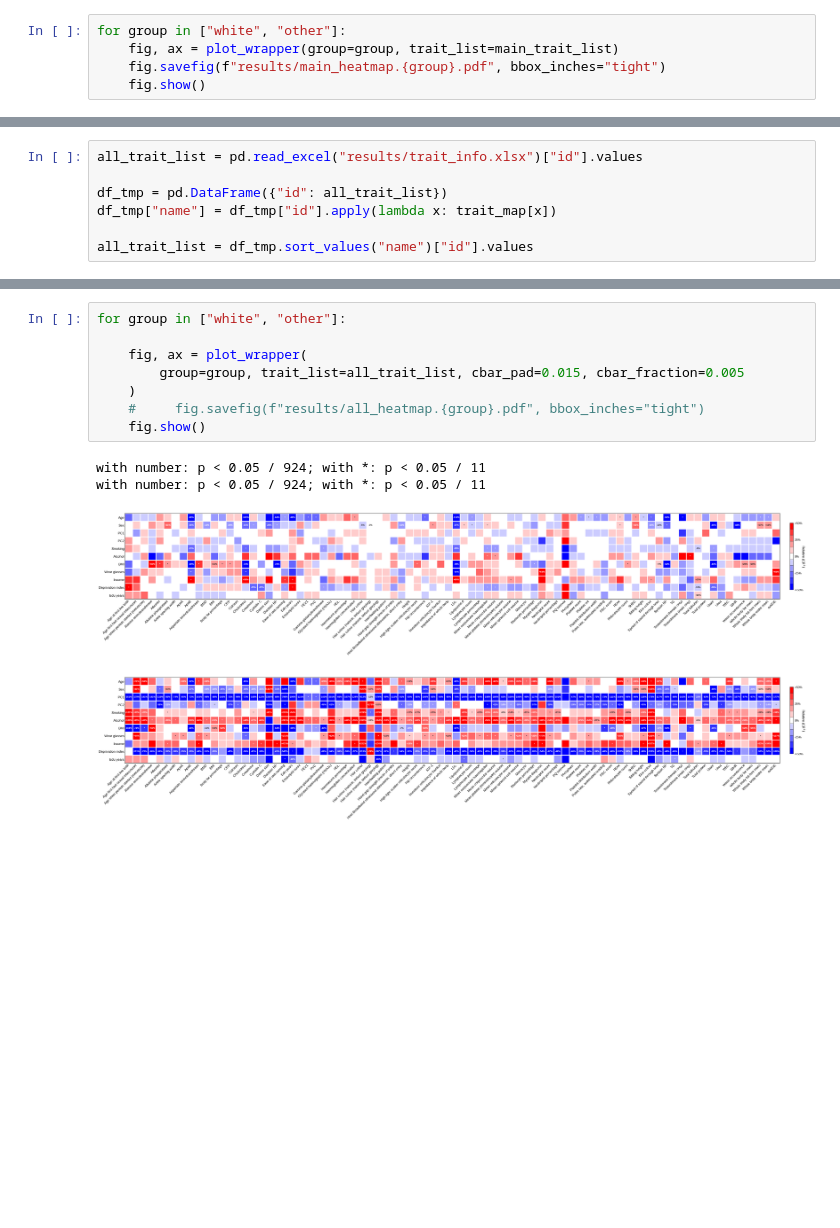
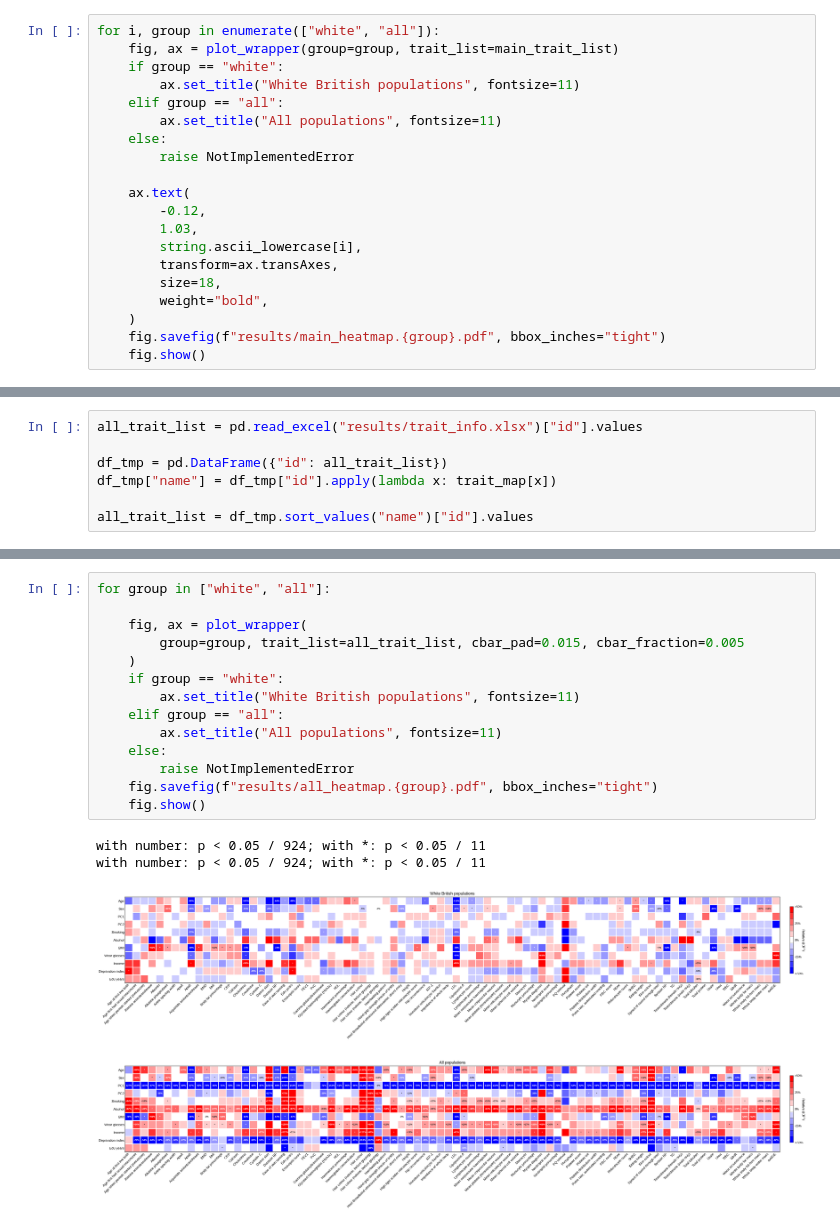
Before and after one commit to KangchengHou/calpred-manuscript, a Jupyter notebook: experiments/r2-diff/03-plot-r2-main.ipynb, the cells around one changed output, grey strips where cells are left out. Cells and saved outputs as stored; diff of their text form; blank space fills up the shorter version.

```diff
--- a/experiments/r2-diff/03-plot-r2-main.ipynb
+++ b/experiments/r2-diff/03-plot-r2-main.ipynb
@@ -71,6 +73,21 @@ main_trait_list = df_display["id"].values
 # %%
-for group in ["white", "other"]:
+for i, group in enumerate(["white", "all"]):
     fig, ax = plot_wrapper(group=group, trait_list=main_trait_list)
+    if group == "white":
+        ax.set_title("White British populations", fontsize=11)
+    elif group == "all":
+        ax.set_title("All populations", fontsize=11)
+    else:
+        raise NotImplementedError
+
+    ax.text(
+        -0.12,
+        1.03,
+        string.ascii_lowercase[i],
+        transform=ax.transAxes,
+        size=18,
+        weight="bold",
+    )
     fig.savefig(f"results/main_heatmap.{group}.pdf", bbox_inches="tight")
     fig.show()
 # %% [output]
@@ -88,13 +125,19 @@ all_trait_list = df_tmp.sort_values("name")["id"].values
 # %%
-for group in ["white", "other"]:
+for group in ["white", "all"]:
 
     fig, ax = plot_wrapper(
         group=group, trait_list=all_trait_list, cbar_pad=0.015, cbar_fraction=0.005
     )
-    #     fig.savefig(f"results/all_heatmap.{group}.pdf", bbox_inches="tight")
+    if group == "white":
+        ax.set_title("White British populations", fontsize=11)
+    elif group == "all":
+        ax.set_title("All populations", fontsize=11)
+    else:
+        raise NotImplementedError
+    fig.savefig(f"results/all_heatmap.{group}.pdf", bbox_inches="tight")
     fig.show()
 # %% [output]
 with number: p < 0.05 / 924; with *: p < 0.05 / 11
 with number: p < 0.05 / 924; with *: p < 0.05 / 11
-[figure, old version]
+[figure, new version]
-[figure, old version]
+[figure, new version]
```
Also changed, not shown: parts of 3 cells of this notebook, 8 other files.
